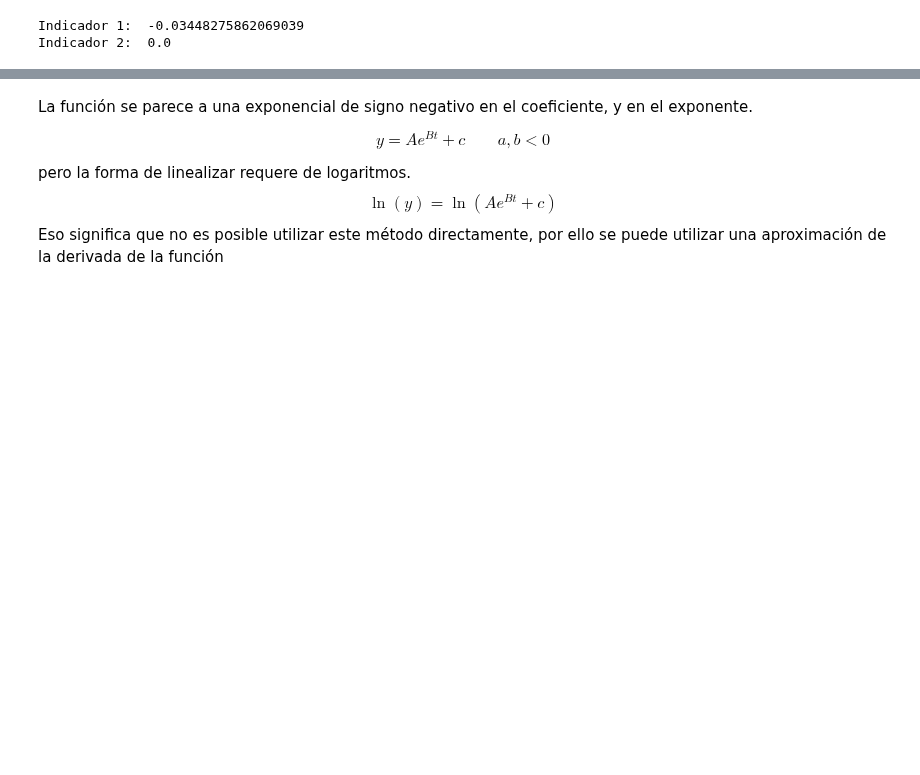
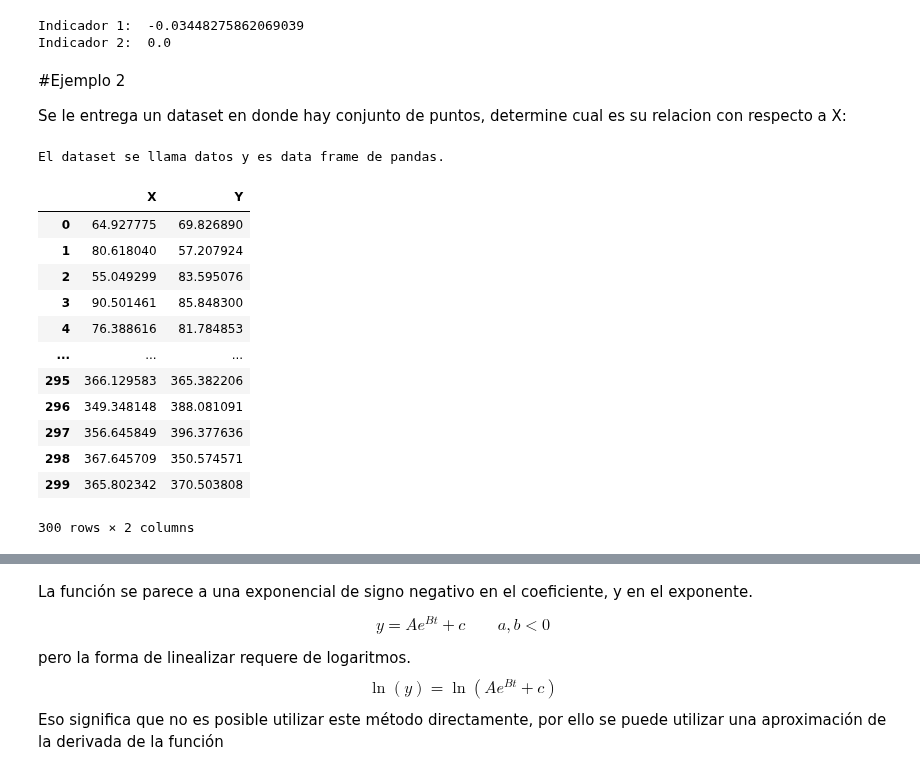
Before and after one commit to ACMUD/PyGroupIA, a Jupyter notebook: Clase 3_ Librerias.ipynb, the cells around one changed output, grey strips where cells are left out. Saved outputs shown, nothing was run; the diff lists cells and outputs as text; code cells hidden in the pictures; blank space fills up the shorter version.

```diff
--- a/Clase 3_ Librerias.ipynb
+++ b/Clase 3_ Librerias.ipynb
@@ -409,3 +374,29 @@ print("Indicador 2: ",np.mean(i1-i2))
 # %% [output]
 Indicador 1:  -0.03448275862069039
 Indicador 2:  0.0
+# %% [markdown]
+#Ejemplo 2
+
+Se le entrega un dataset en donde hay conjunto de puntos, determine cual es su relacion con respecto a X:
+# %%
+#@title Datos
+print("El dataset se llama datos y es data frame de pandas.")
+datos=pd.DataFrame()
+datos["X"]=np.arange(0,300)+(1-np.random.rand(300)/2)*100
+datos["Y"]=np.arange(0,300)+(1-np.random.rand(300)/2)*100
+datos
+# %% [output]
+El dataset se llama datos y es data frame de pandas.
+|  | X | Y |
+| 0 | 64.927775 | 69.826890 |
+| 1 | 80.618040 | 57.207924 |
+| 2 | 55.049299 | 83.595076 |
+| 3 | 90.501461 | 85.848300 |
+| 4 | 76.388616 | 81.784853 |
+| ... | ... | ... |
+| 295 | 366.129583 | 365.382206 |
+| 296 | 349.348148 | 388.081091 |
+| 297 | 356.645849 | 396.377636 |
+| 298 | 367.645709 | 350.574571 |
+| 299 | 365.802342 | 370.503808 |
+300 rows × 2 columns
```
Also changed, not shown: parts of 26 cells of this notebook.
